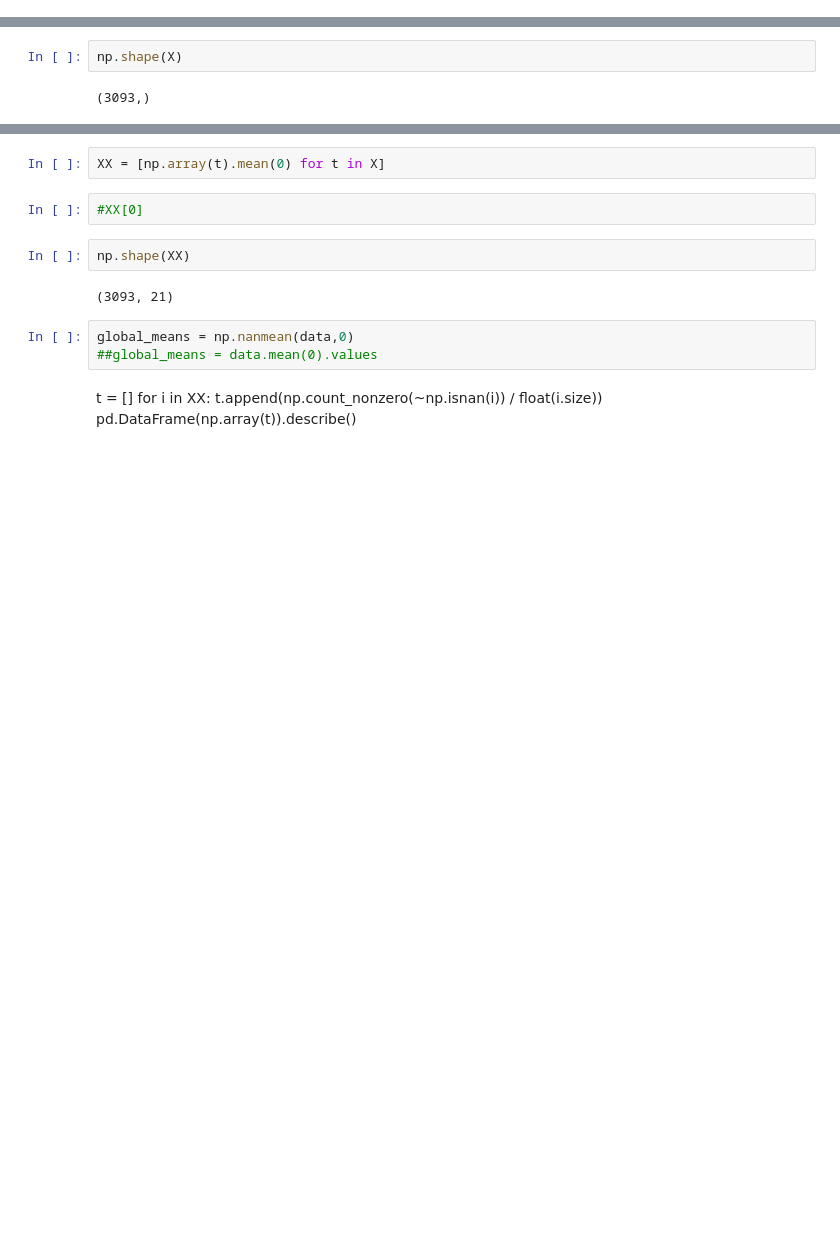
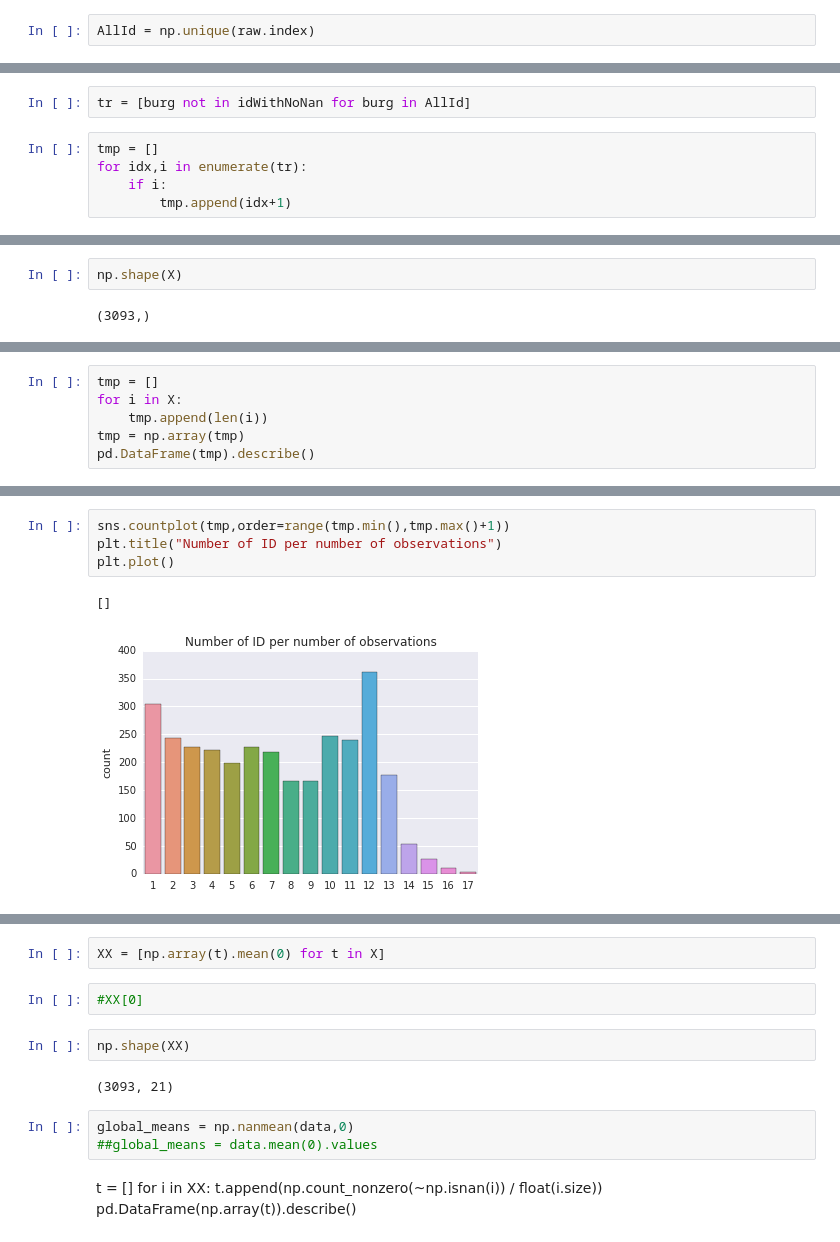
Before and after one commit to ToqueWillot/M2DAC, a Jupyter notebook: FDMS/TME3/Kaggle_rain-Copy4_from2.ipynb, the cells around one changed output, grey strips where cells are left out. Drawn from its saved outputs; the diff is of its cells as text; blank space fills up the shorter version.

```diff
--- a/FDMS/TME3/Kaggle_rain-Copy4_from2.ipynb
+++ b/FDMS/TME3/Kaggle_rain-Copy4_from2.ipynb
@@ -81,0 +111,2 @@ raw = raw.dropna()
+# %%
+AllId = np.unique(raw.index)
@@ -81,0 +117,7 @@ raw = raw.dropna()
+# %%
+tr = [burg not in idWithNoNan for burg in AllId]
+# %%
+tmp = []
+for idx,i in enumerate(tr):
+    if i:
+        tmp.append(idx+1)
@@ -224,0 +333,6 @@ np.shape(X)
+# %%
+tmp = []
+for i in X:
+    tmp.append(len(i))
+tmp = np.array(tmp)
+pd.DataFrame(tmp).describe()
@@ -224,0 +349,7 @@ np.shape(X)
+# %%
+sns.countplot(tmp,order=range(tmp.min(),tmp.max()+1))
+plt.title("Number of ID per number of observations")
+plt.plot()
+# %% [output]
+[]
+[figure, added]
```
Also changed, not shown: parts of 26 cells of this notebook, 3 other files.
